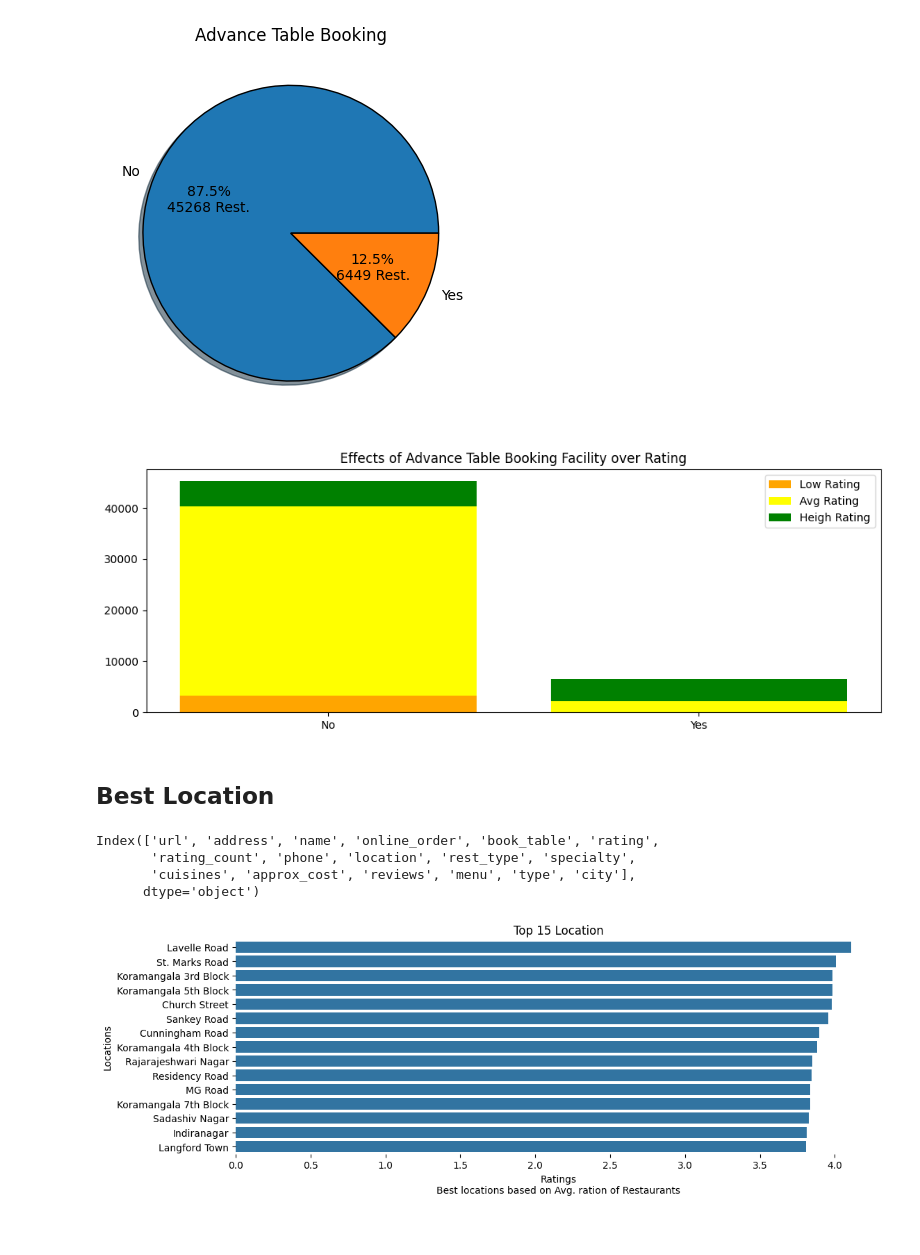
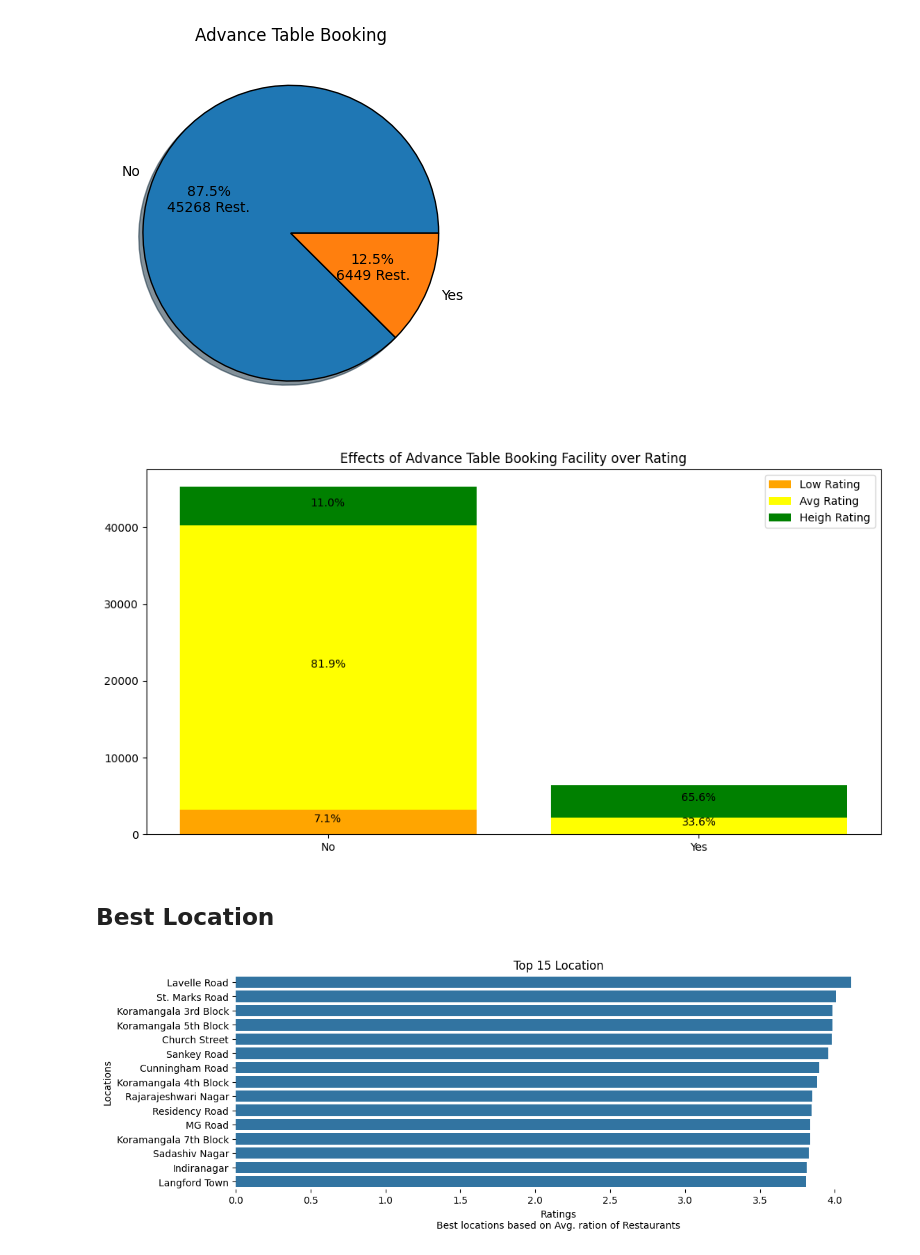
Before and after one commit to KToppo/Pandas, a Jupyter notebook: Zomato/Visualization.ipynb, the cells around one changed output. Drawn from its saved outputs; the diff is of its cells as text; code cells hidden in the pictures.

```diff
--- a/Zomato/Visualization.ipynb
+++ b/Zomato/Visualization.ipynb
@@ -40,6 +42,9 @@ memory usage: 6.1+ MB
 # %%
 def Pie_NumData(x):
     return f'{x:.1f}%\n{int(df.shape[0]*x/100)} Rest.'
+# %%
+def text_edit(bar,upper, lower, total):
+    plt.text(bar,(upper+lower)/2,f'{round((upper-lower)/total*100,1)}%',ha='center')
 # %%
 plt.pie(df["online_order"].value_counts(),
         labels=df["online_order"].unique(),
@@ -119,58 +139,58 @@ Yes = df[['book_table','rating']][df['book_table']=='Yes'].copy()
 # %%
-plt.figure(figsize=(12,4))
+plt.figure(figsize=(12,6))
 plt.bar(No['book_table'],
         No['rating'][No['rating']<=3].count(),
         color='orange', label='Low Rating')
-# text_edit(No['rating'][No['rating']<=3].count())
+text_edit(0, No['rating'][No['rating']<=3].count(),
+          0, No.rating.count())
 
 plt.bar(No['book_table'],
         No['rating'][(No['rating']<=4) & (No['rating']>3)].count(),
         bottom=No['rating'][No['rating']<=3].count(),color='yellow',label='Avg Rating')
-# text_edit(No['rating'][(No['rating']<=4) & (No['rating']>3)].count())
+text_edit(0,
+          No['rating'][(No['rating']<=4)].count(),
+          No['rating'][No['rating']<=3].count(),
+          No.rating.count())
 
 plt.bar(No['book_table'],
         No['rating'][No['rating']>4].count(),
-        bottom=(No['rating'][No['rating']<=3].count() +
-                No['rating'][(No['rating']<=4) & (No['rating']>3)].count()),
+        bottom=(No['rating'][No['rating']<=4].count()),
         color='green',
         label='Heigh Rating')
-# text_edit(No['rating'][No['rating']>4].count())
+text_edit(0,
+          No['rating'].count(),
+          No['rating'][(No['rating']<=4)].count(),
+          No.rating.count())
 
 
 
 plt.bar(Yes['book_table'],
         Yes['rating'][Yes['rating']<=3].count(),
         color='orange')
-# text_edit(Yes['rating'][Yes['rating']<=3].count())
 
 plt.bar(Yes['book_table'],
         Yes['rating'][(Yes['rating']<=4) & (Yes['rating']>3)].count(),
         bottom=Yes['rating'][Yes['rating']<=3].count(),color='yellow')
-# text_edit(Yes['rating'][(Yes['rating']<=4) & (Yes['rating']>3)].count())
+text_edit(1,
+          Yes['rating'][(Yes['rating']<=4)].count(),
+          Yes['rating'][Yes['rating']<=3].count(),
+          Yes.rating.count())
 
 plt.bar(Yes['book_table'],
         Yes['rating'][Yes['rating']>4].count(),
-        bottom=(Yes['rating'][Yes['rating']<=3].count() +
-                Yes['rating'][(Yes['rating']<=4) & (Yes['rating']>3)].count()),
+        bottom=(Yes['rating'][Yes['rating']<=4].count()),
         color='green')
-# text_edit(Yes['rating'][Yes['rating']>4].count())
+text_edit(1, Yes['rating'].count(), Yes['rating'][Yes['rating']<=4].count(), Yes.rating.count())
 
 
 plt.title("Effects of Advance Table Booking Facility over Rating")
 plt.legend(loc='upper right')
 plt.show()
 del Yes, No
 # %% [output]
-[figure, old version]
+[figure, new version]
 # %% [markdown]
 ## Best Location
-# %%
-df.columns
-# %% [output]
-Index(['url', 'address', 'name', 'online_order', 'book_table', 'rating',
-       'rating_count', 'phone', 'location', 'rest_type', 'specialty',
-       'cuisines', 'approx_cost', 'reviews', 'menu', 'type', 'city'],
-      dtype='object')
 # %%
 locations = df[['location','rating']].groupby('location')
 Avg_rating = locations.mean()
```
Also changed, not shown: parts of 19 cells of this notebook.
